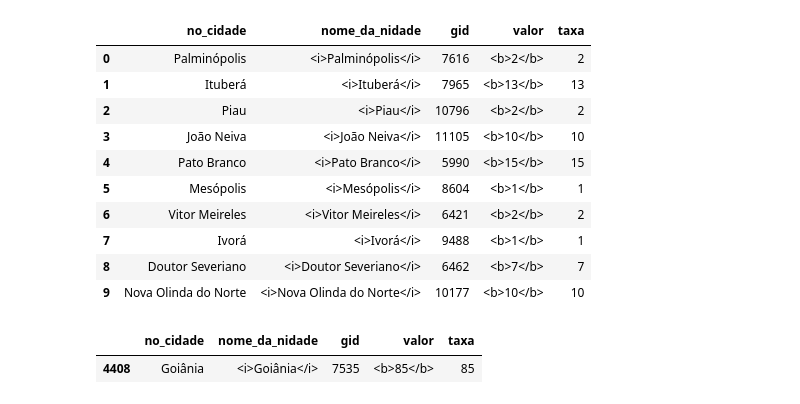
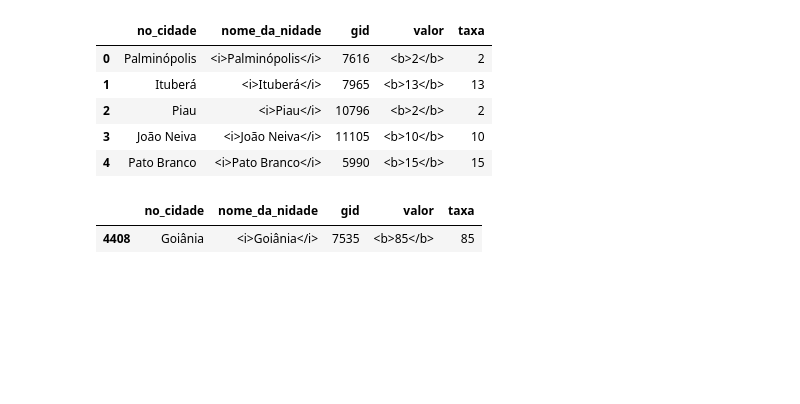
Before and after one commit to allanbraquiel/Data_Science_Projects, a Jupyter notebook: Unidades_Básicas_de_Saúde.ipynb, the cells around one changed output. Cells and saved outputs as stored; diff of their text form; code cells hidden in the pictures; blank space fills up the shorter version.

```diff
--- a/Unidades_Básicas_de_Saúde.ipynb
+++ b/Unidades_Básicas_de_Saúde.ipynb
@@ -56,19 +73,14 @@ memory usage: 10.0+ KB
 # %%
-df_ubs_exi = pd.read_csv("/content/drive/My Drive/Colab Files/ubs_existentesnone.csv.csv")
+df_ubs_exi = pd.read_csv("/content/drive/My Drive/Colab_Files/ubs_existentesnone.csv.csv")
 # %%
-df_ubs_exi.head(10)
+df_ubs_exi.head()
 # %% [output]
 |  | no_cidade | nome_da_nidade | gid | valor | taxa |
 | 0 | Palminópolis | <i>Palminópolis</i> | 7616 | <b>2</b> | 2 |
 | 1 | Ituberá | <i>Ituberá</i> | 7965 | <b>13</b> | 13 |
 | 2 | Piau | <i>Piau</i> | 10796 | <b>2</b> | 2 |
 | 3 | João Neiva | <i>João Neiva</i> | 11105 | <b>10</b> | 10 |
 | 4 | Pato Branco | <i>Pato Branco</i> | 5990 | <b>15</b> | 15 |
-| 5 | Mesópolis | <i>Mesópolis</i> | 8604 | <b>1</b> | 1 |
-| 6 | Vitor Meireles | <i>Vitor Meireles</i> | 6421 | <b>2</b> | 2 |
-| 7 | Ivorá | <i>Ivorá</i> | 9488 | <b>1</b> | 1 |
-| 8 | Doutor Severiano | <i>Doutor Severiano</i> | 6462 | <b>7</b> | 7 |
-| 9 | Nova Olinda do Norte | <i>Nova Olinda do Norte</i> | 10177 | <b>10</b> | 10 |
 # %%
 df_goiania_exi = df_ubs_exi.query("no_cidade == 'Goiânia'")
 # %%
```
Also changed, not shown: parts of 30 cells of this notebook.
